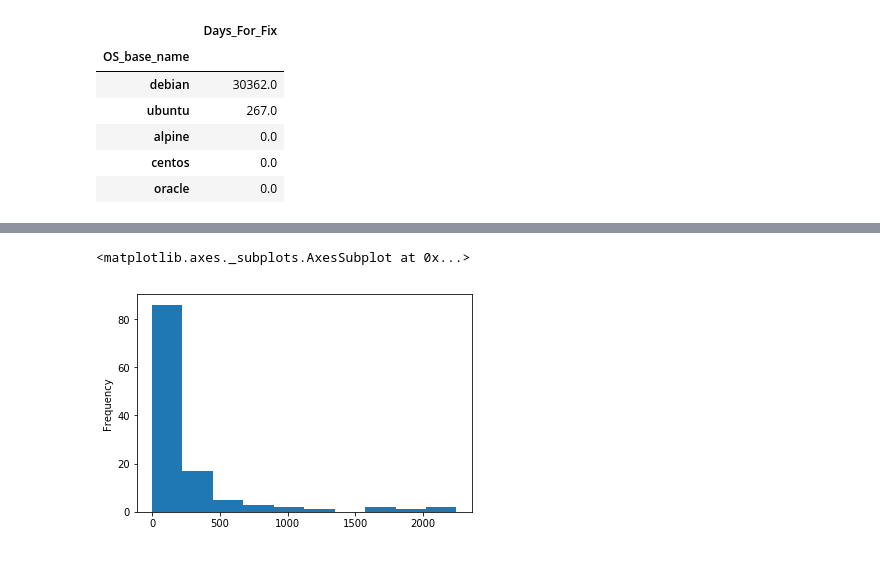
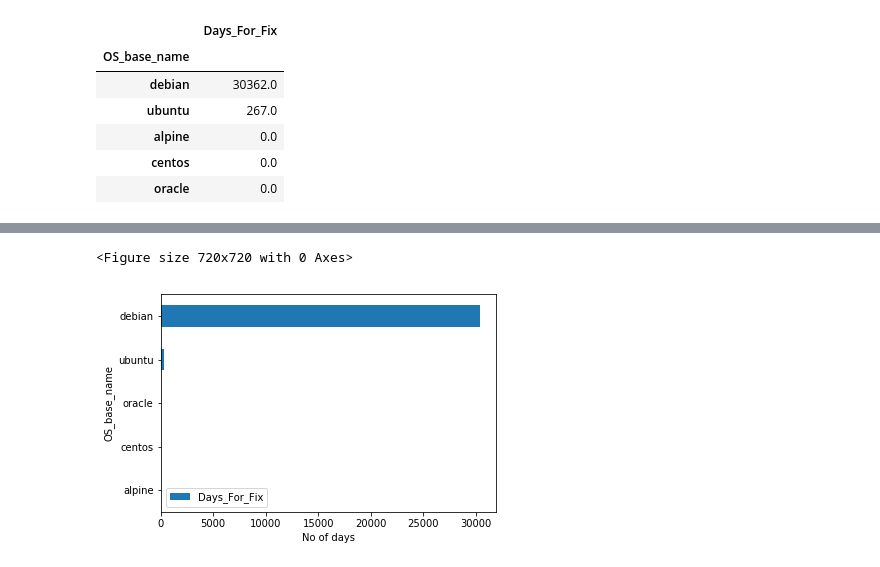
Before and after one commit to BU-NU-CLOUD-F19/Tracing_security_fixes_for_docker_images, a Jupyter notebook: demos/analyze_reports.ipynb, the cells around one changed output, grey strips where cells are left out. Cells and saved outputs as stored; diff of their text form; code cells hidden in the pictures.

```diff
--- a/demos/analyze_reports.ipynb
+++ b/demos/analyze_reports.ipynb
@@ -116,5 +179,8 @@ data.groupby('OS_base_name').sum().sort_values('Days_For_Fix', ascending=False).
-# %%
-day_fixed_df['Days_For_Fix'][day_fixed_df['OS_base_name']=='debian'].plot('hist')
-# %% [output]
-<matplotlib.axes._subplots.AxesSubplot at 0x...>
-[figure, removed]
+# %%
+plt.figure(figsize=(10,10))
+ax = data.groupby('OS_base_name').sum().sort_values('Days_For_Fix', ascending=True).plot(kind='barh')
+ax.set(xlabel = 'No of days')
+plt.show()
+# %% [output]
+<Figure size 720x720 with 0 Axes>
+[figure, added]
```
Also changed, not shown: parts of 29 cells of this notebook.
